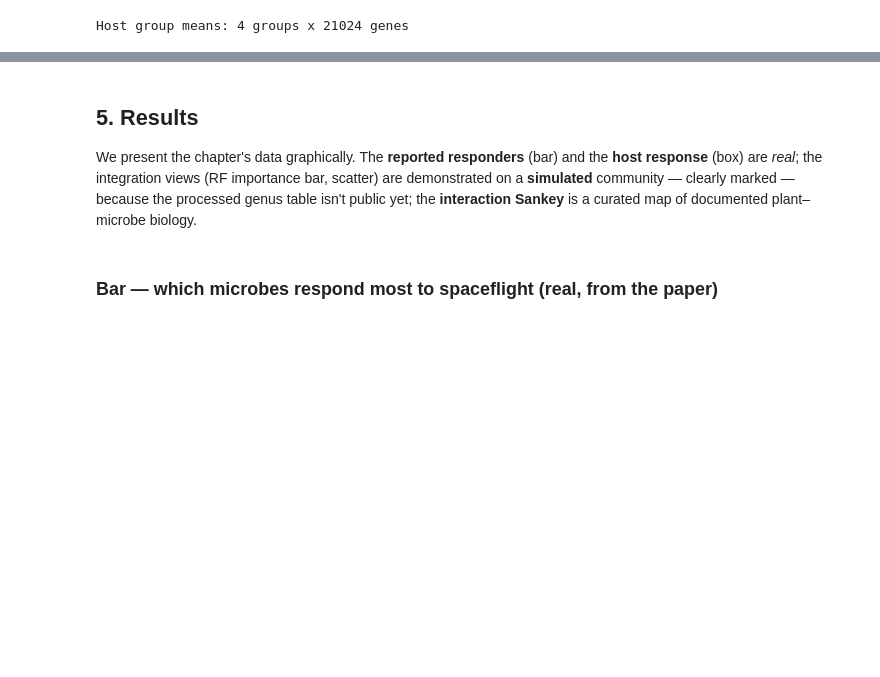
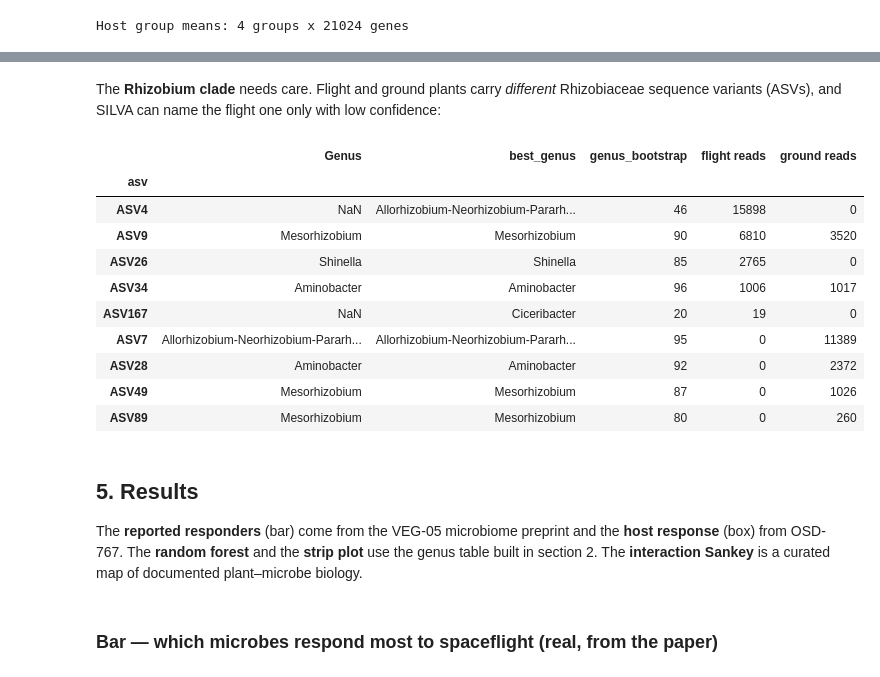
Before and after one commit to dr-richard-barker/OSDR_jupyter_book.io, a Jupyter notebook: chapters/OSDR_tomato_microbiome_pipeline.ipynb, the cells around one changed output, grey strips where cells are left out. Saved outputs shown, nothing was run; the diff lists cells and outputs as text; code cells hidden in the pictures; blank space fills up the shorter version.

```diff
--- a/chapters/OSDR_tomato_microbiome_pipeline.ipynb
+++ b/chapters/OSDR_tomato_microbiome_pipeline.ipynb
@@ -226,9 +223,32 @@ Run section 2 to create tomato_genus_by_sample.csv, then re-run this cell for:
+# %% [markdown]
+The **Rhizobium clade** needs care. Flight and ground plants carry *different*
+Rhizobiaceae sequence variants (ASVs), and SILVA can name the flight one only with low
+confidence:
+# %%
+# Rhizobiaceae ASVs: genus as assigned (50% bootstrap rule), best guess, support, and reads by condition
+asv_counts = pd.read_csv("data_tomato_16s/asv_counts.csv", index_col=0)
+fl = samples.index[samples.condition == "Flight"]; gr = samples.index[samples.condition == "Ground"]
+rz = asv[asv["Family"] == "Rhizobiaceae"].copy()
+rz["flight reads"] = asv_counts.loc[rz.index, fl].sum(axis=1)
+rz["ground reads"] = asv_counts.loc[rz.index, gr].sum(axis=1)
+rz[["Genus", "best_genus", "genus_bootstrap", "flight reads", "ground reads"]].sort_values("flight reads", ascending=False)
+# %% [output]
+|  | Genus | best_genus | genus_bootstrap | flight reads | ground reads |
+| asv |  |  |  |  |  |
+| ASV4 | NaN | Allorhizobium-Neorhizobium-Pararh... | 46 | 15898 | 0 |
+| ASV9 | Mesorhizobium | Mesorhizobium | 90 | 6810 | 3520 |
+| ASV26 | Shinella | Shinella | 85 | 2765 | 0 |
+| ASV34 | Aminobacter | Aminobacter | 96 | 1006 | 1017 |
+| ASV167 | NaN | Ciceribacter | 20 | 19 | 0 |
+| ASV7 | Allorhizobium-Neorhizobium-Pararh... | Allorhizobium-Neorhizobium-Pararh... | 95 | 0 | 11389 |
+| ASV28 | Aminobacter | Aminobacter | 92 | 0 | 2372 |
+| ASV49 | Mesorhizobium | Mesorhizobium | 87 | 0 | 1026 |
+| ASV89 | Mesorhizobium | Mesorhizobium | 80 | 0 | 260 |
 # %% [markdown]
 ## 5. Results
 
-We present the chapter's data graphically. The **reported responders** (bar) and the
-**host response** (box) are *real*; the integration views (RF importance bar, scatter)
-are demonstrated on a **simulated** community — clearly marked — because the processed
-genus table isn't public yet; the **interaction Sankey** is a curated map of documented
-plant–microbe biology.
+The **reported responders** (bar) come from the VEG-05 microbiome preprint and the
+**host response** (box) from OSD-767. The **random forest** and the **strip plot** use the
+genus table built in section 2. The **interaction Sankey** is a curated map of
+documented plant–microbe biology.
 # %%
```
Also changed, not shown: parts of 26 cells of this notebook, 16 other files.
